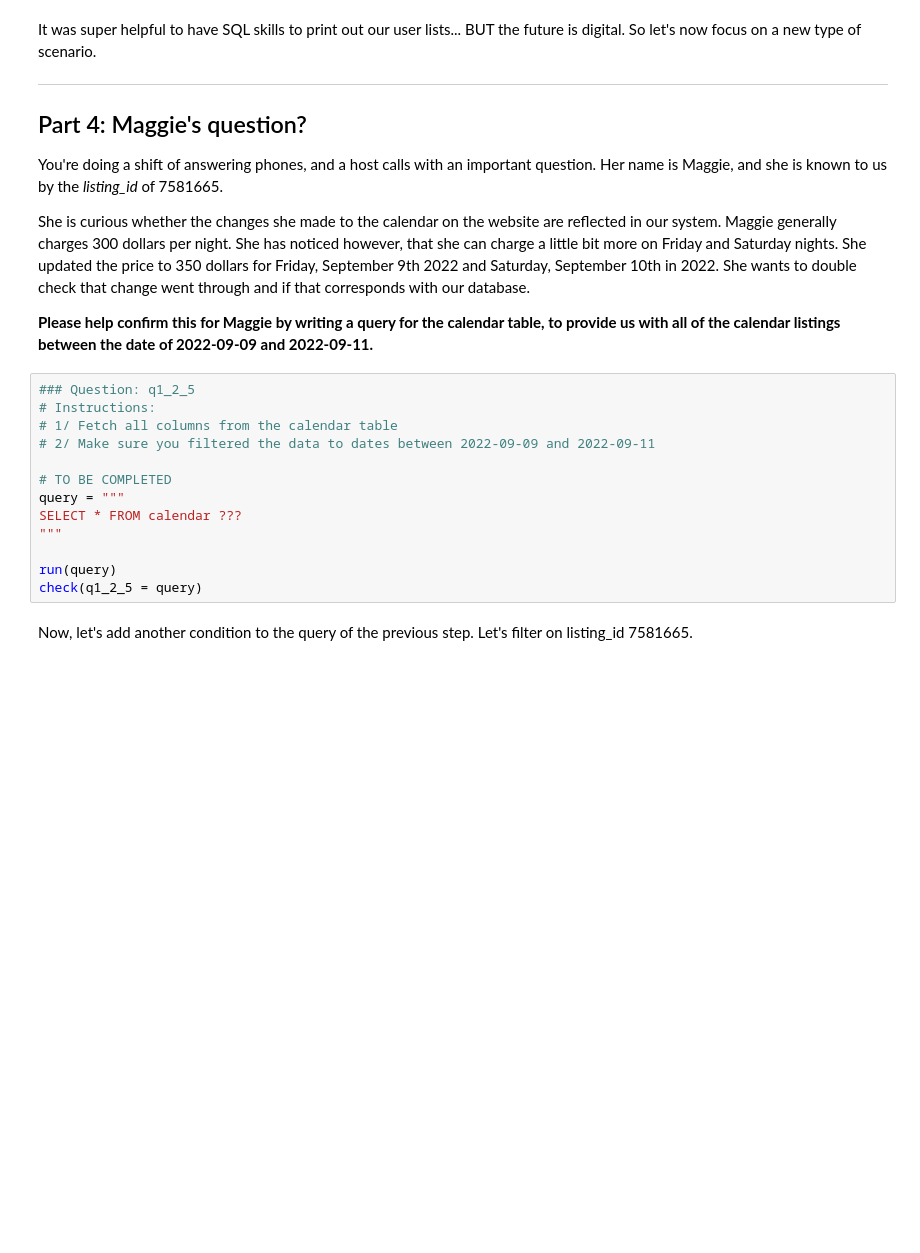
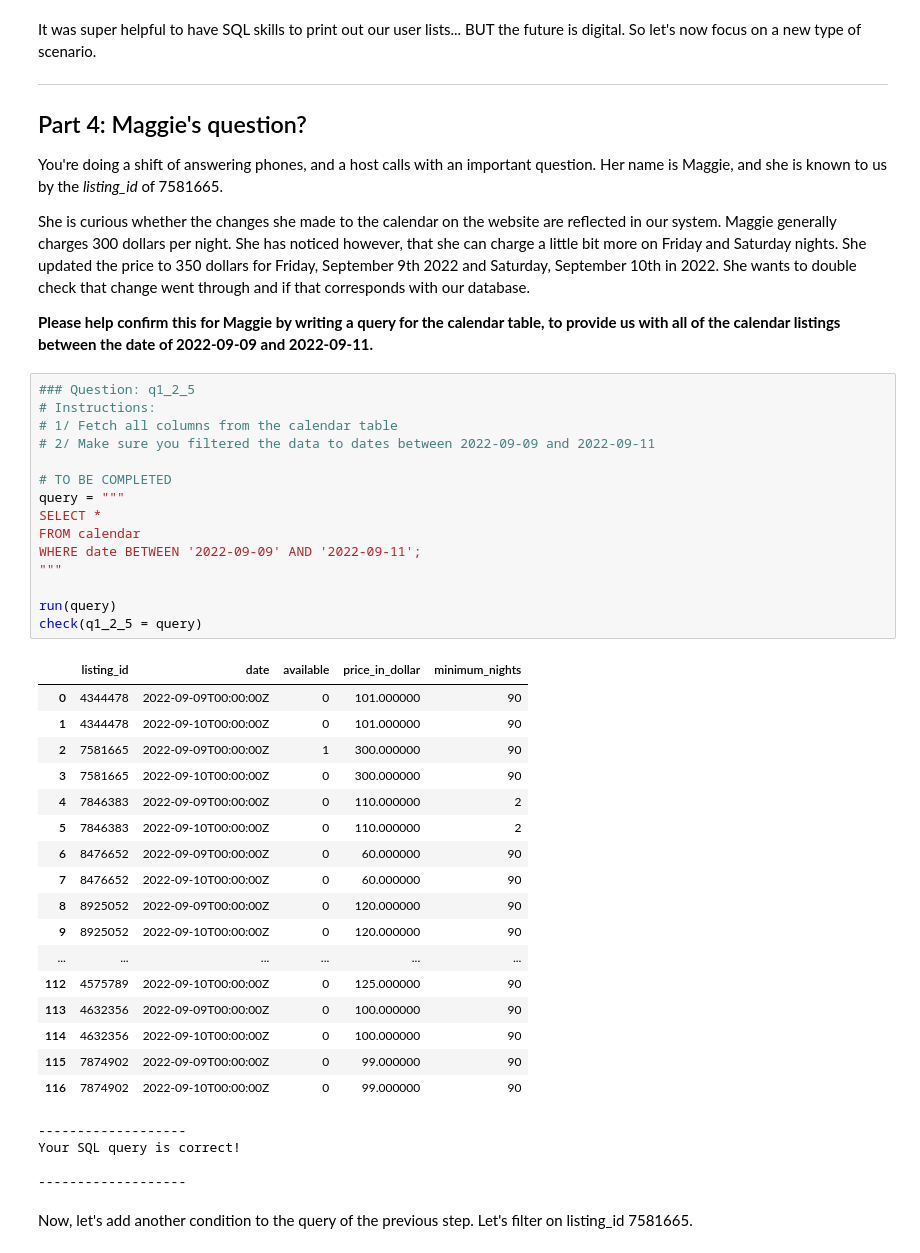
Before and after one commit to Hrithik-Kumar/Airbnb-SQL, a Jupyter notebook: Hrithik_Kumar_Advani_Week_1_Project_SQLCC.ipynb, the cells around one changed output. Cells and saved outputs as stored; diff of their text form; blank space fills up the shorter version.

```diff
--- a/Hrithik_Kumar_Advani_Week_1_Project_SQLCC.ipynb
+++ b/Hrithik_Kumar_Advani_Week_1_Project_SQLCC.ipynb
@@ -240,16 +410,40 @@ She is curious whether the changes she made to the calendar on the website are r
 # %%
 ### Question: q1_2_5
 # Instructions:
 # 1/ Fetch all columns from the calendar table
 # 2/ Make sure you filtered the data to dates between 2022-09-09 and 2022-09-11
 
 # TO BE COMPLETED
 query = """
-SELECT * FROM calendar ???
+SELECT *
+FROM calendar
+WHERE date BETWEEN '2022-09-09' AND '2022-09-11';
 """
 
 run(query)
 check(q1_2_5 = query)
+# %% [output]
+|  | listing_id | date | available | price_in_dollar | minimum_nights |
+| 0 | 4344478 | 2022-09-09T00:00:00Z | 0 | 101.000000 | 90 |
+| 1 | 4344478 | 2022-09-10T00:00:00Z | 0 | 101.000000 | 90 |
+| 2 | 7581665 | 2022-09-09T00:00:00Z | 1 | 300.000000 | 90 |
+| 3 | 7581665 | 2022-09-10T00:00:00Z | 0 | 300.000000 | 90 |
+| 4 | 7846383 | 2022-09-09T00:00:00Z | 0 | 110.000000 | 2 |
+| 5 | 7846383 | 2022-09-10T00:00:00Z | 0 | 110.000000 | 2 |
+| 6 | 8476652 | 2022-09-09T00:00:00Z | 0 | 60.000000 | 90 |
+| 7 | 8476652 | 2022-09-10T00:00:00Z | 0 | 60.000000 | 90 |
+| 8 | 8925052 | 2022-09-09T00:00:00Z | 0 | 120.000000 | 90 |
+| 9 | 8925052 | 2022-09-10T00:00:00Z | 0 | 120.000000 | 90 |
+| ... | ... | ... | ... | ... | ... |
+| 112 | 4575789 | 2022-09-10T00:00:00Z | 0 | 125.000000 | 90 |
+| 113 | 4632356 | 2022-09-09T00:00:00Z | 0 | 100.000000 | 90 |
+| 114 | 4632356 | 2022-09-10T00:00:00Z | 0 | 100.000000 | 90 |
+| 115 | 7874902 | 2022-09-09T00:00:00Z | 0 | 99.000000 | 90 |
+| 116 | 7874902 | 2022-09-10T00:00:00Z | 0 | 99.000000 | 90 |
+-------------------
+Your SQL query is correct!
+
+-------------------
 # %% [markdown]
 Now, let's add another condition to the query of the previous step. Let's filter on listing_id 7581665.
 # %%
```
Also changed, not shown: parts of 20 cells of this notebook.
